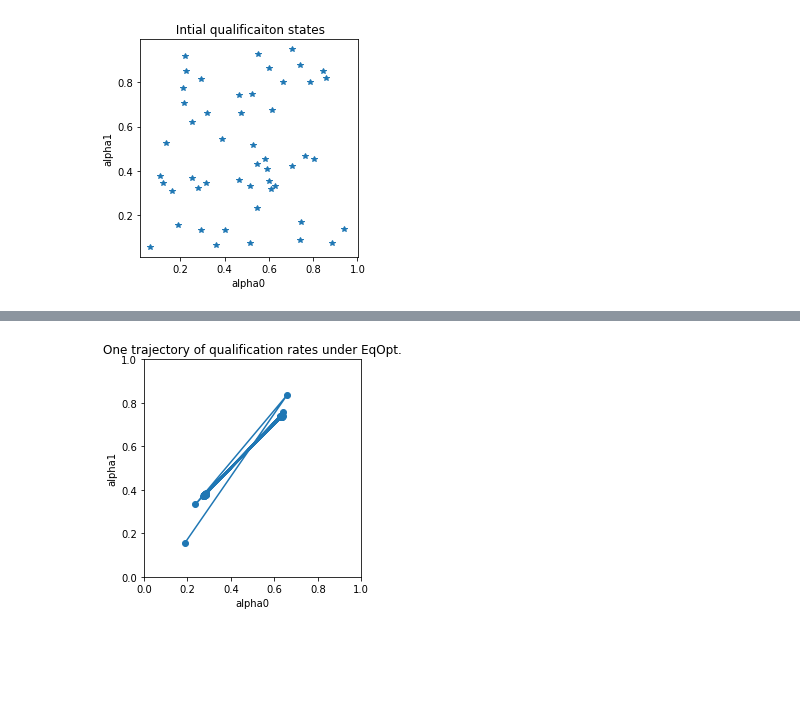
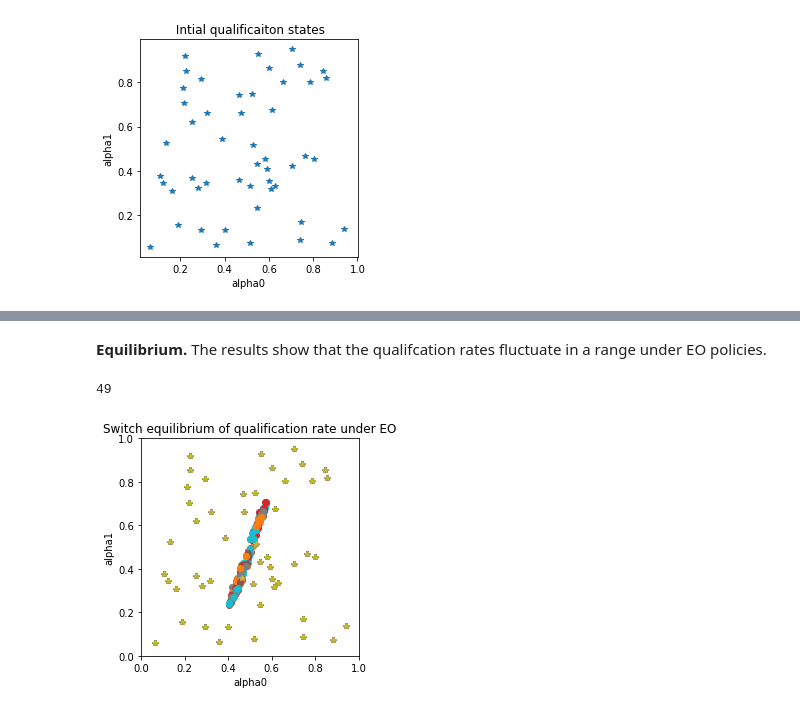
Before and after one commit to TURuibo/long-term-impact-of-fairness-constraints, a Jupyter notebook: COMPAS_dynamics.ipynb, the cells around one changed output, grey strips where cells are left out. Cells and saved outputs as stored; diff of their text form; code cells hidden in the pictures; blank space fills up the shorter version.

```diff
--- a/COMPAS_dynamics.ipynb
+++ b/COMPAS_dynamics.ipynb
@@ -44,12 +51,12 @@ plt.show()
 # The order of index in T:
 # ["qualification state", "decision", "group"]
 T = np.zeros((2, 2, 2))
-T[0,0,0] = 0.7
+T[0,0,0] = 0.3
 T[0,1,0] = 0.5
 T[1,0,0] = 0.5
-T[1,1,0] = 0.1
+T[1,1,0] = 0.7
 
-T[0,0,1] = 0.9 # "Caucasian"
+T[0,0,1] = 0.1 # "Caucasian"
 T[0,1,1] = 0.5
 T[1,0,1] = 0.5
-T[1,1,1] = 0.3
+T[1,1,1] = 0.9
@@ -259,44 +354,48 @@ plt.show()
+# %% [markdown]
+**Equilibrium.**  The results show that the qualifcation rates fluctuate in a range under EO policies.
 # %%
 np.random.seed(777)
 MAX_ITERATION_EQUILIBRIUM = 100
 
-k=0
+plt.figure()
+NUM_SAMPLES = 10
+for k in range(NUM_SAMPLES):
+    sys.stdout.write("\r{0}".format(str(k)))
+    alpha0, alpha1 =  alpha0List[k],alpha1List[k]
+    alpha0_eo_evolution=[alpha0]
+    alpha1_eo_evolution=[alpha1]
+    t = 0
+    while t < MAX_ITERATION_EQUILIBRIUM:
+        t+=1
+        # r_label0_group0,r_label0_group1,r_label1_group0,r_label1_group1
+        ratio = P0*(1-alpha0),(1-P0)*(1-alpha1),P0*alpha0,(1-P0)*alpha1
 
-alpha0, alpha1 =  alpha0List[k],alpha1List[k]
-alpha0_eqopt_evolution=[alpha0]
-alpha1_eqopt_evolution=[alpha1]
-t = 0
-while t < MAX_ITERATION_EQUILIBRIUM:
-    t+=1
-    # r_label0_group0,r_label0_group1,r_label1_group0,r_label1_group1
-    ratio = P0*(1-alpha0),(1-P0)*(1-alpha1),P0*alpha0,(1-P0)*alpha1
+        # sample individuals from 4 sub-groups
+        X_train,y_train,sensitive_features_train = dataSelection(X,y,sensitive_features,subgroups_indices,ratio)
 
-    # sample individuals from 4 sub-groups
-    X_train,y_train,sensitive_features_train = dataSelection(X,y,sensitive_features,subgroups_indices,ratio)
+        # train (fair) classifiers
+        pr,acc,tpr,fpr = eva_classifier_eo(X_train,y_train,sensitive_features_train)
 
-    # train (fair) classifiers
-    pr,acc,tpr,fpr = eva_classifier_eqopt(X_train,y_train,sensitive_features_train)
+        # transitions
+        alpha0_eo_evolution.append(transition(alpha0,tpr["African-American"],
+                                                 fpr["African-American"],
+                                                 T, group = 0))
 
-    # transitions
-    alpha0_eqopt_evolution.append(transition(alpha0,tpr["African-American"],
-                                             fpr["African-American"],
-                                             T, group = 0))
+        alpha1_eo_evolution.append(transition(alpha1,tpr["Caucasian"],
+                                                 fpr["Caucasian"],
+                                                 T, group = 1))
 
-    alpha1_eqopt_evolution.append(transition(alpha1,tpr["Caucasian"],
-                                             fpr["Caucasian"],
-                                             T, group = 1))
-
-    alpha0 = alpha0_eqopt_evolution[-1]
-    alpha1 = alpha1_eqopt_evolution[-1]
-
-plt.figure()
-plt.axis('square')
-plt.xlabel('alpha0')
-plt.ylabel('alpha1')
-plt.plot(alpha0_eqopt_evolution,alpha1_eqopt_evolution,'o-')
-plt.ylim(0, 1)
-plt.xlim(0, 1)
-plt.title("One trajectory of qualification rates under EqOpt.")
+        alpha0 = alpha0_eo_evolution[-1]
+        alpha1 = alpha1_eo_evolution[-1]
+    plt.axis('square')
+    plt.plot(alpha0List,alpha1List,'*')
+    plt.xlabel('alpha0')
+    plt.ylabel('alpha1')
+    plt.plot(alpha0_eo_evolution[-5:],alpha1_eo_evolution[-5:],'o',label='No.'+str(k))
+    plt.ylim(0, 1)
+    plt.xlim(0, 1)
+plt.title("Switch equilibrium of qualification rate under EO")
 plt.show()
 # %% [output]
+49
-[figure, old version]
+[figure, new version]
```
Also changed, not shown: parts of 26 cells of this notebook, 2 other files.
